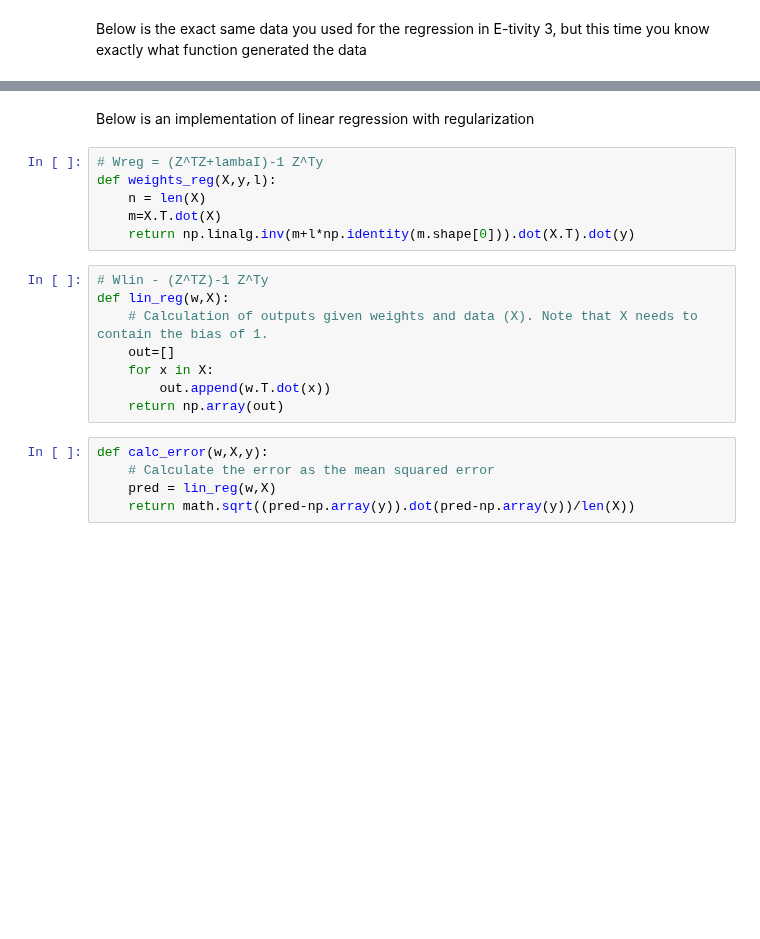
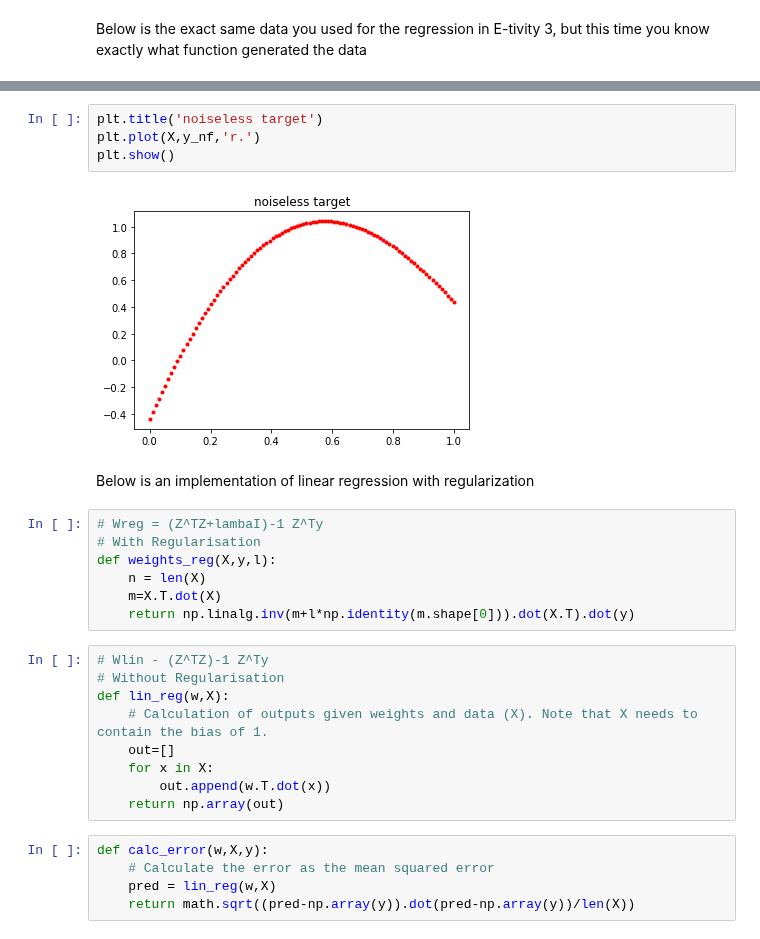
Before and after one commit to vipulpopat/MSCAI_Sem1_Etivity4, a Jupyter notebook: Etivity4_18203485CE6002.ipynb, the cells around one changed output, grey strips where cells are left out. Cells and saved outputs as stored; diff of their text form; blank space fills up the shorter version.

```diff
--- a/Etivity4_18203485CE6002.ipynb
+++ b/Etivity4_18203485CE6002.ipynb
@@ -45,13 +40,21 @@ print("10 Fold Cross Cross Validation Points :", k)
+# %%
+plt.title('noiseless target')
+plt.plot(X,y_nf,'r.')
+plt.show()
+# %% [output]
+[figure, added]
 # %% [markdown]
 Below is an implementation of linear regression with regularization
 # %%
 # Wreg = (Z^TZ+lambaI)-1 Z^Ty
+# With Regularisation
 def weights_reg(X,y,l):
     n = len(X)
     m=X.T.dot(X)
     return np.linalg.inv(m+l*np.identity(m.shape[0])).dot(X.T).dot(y)
 # %%
 # Wlin - (Z^TZ)-1 Z^Ty
+# Without Regularisation
 def lin_reg(w,X):
     # Calculation of outputs given weights and data (X). Note that X needs to contain the bias of 1.
     out=[]
```
Also changed, not shown: parts of 35 cells of this notebook.
